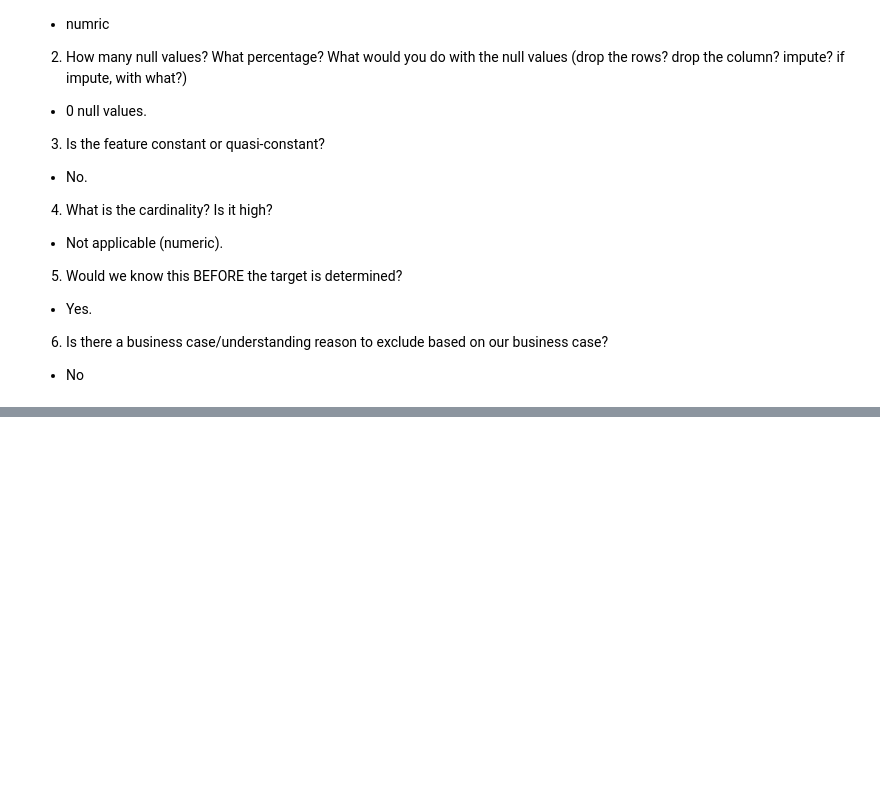
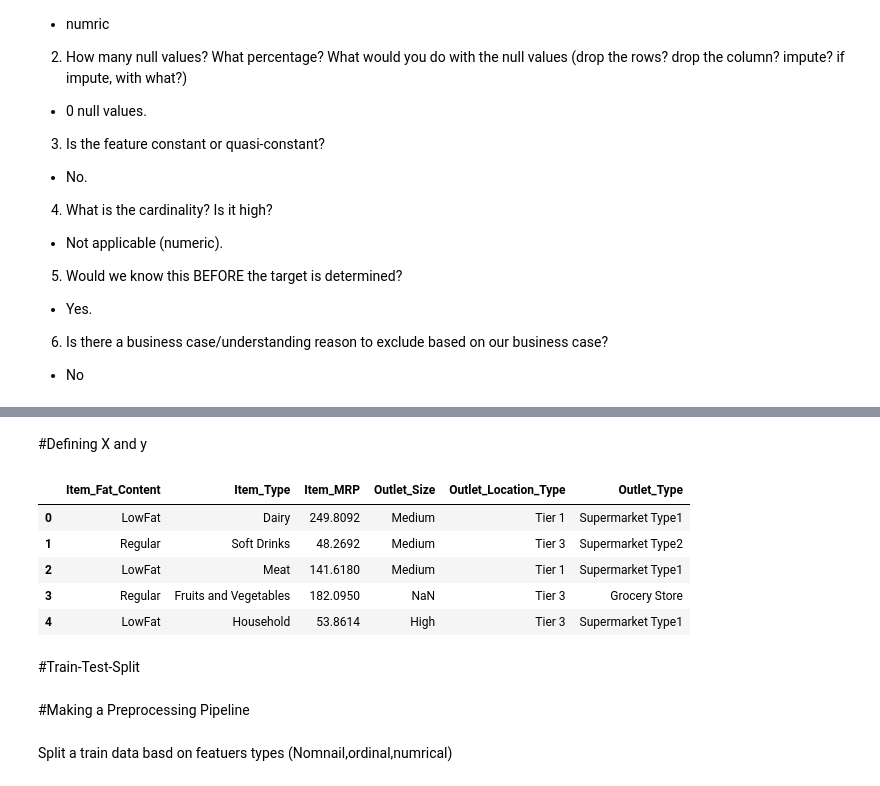
Before and after one commit to Al-Tayeb96/Prediction-of-Product-Sales, a Jupyter notebook: Prediction_of_Product_Sales.ipynb, the cells around one changed output, grey strips where cells are left out. Cells and saved outputs as stored; diff of their text form; code cells hidden in the pictures; blank space fills up the shorter version.

```diff
--- a/Prediction_of_Product_Sales.ipynb
+++ b/Prediction_of_Product_Sales.ipynb
@@ -1015,0 +1130,15 @@ ___
+# %% [markdown]
+#Defining X and y
+# %%
+#Identify the features (X) and target (y): Assign the "Item_Outlet_Sales" column as your target and
+# the rest of the relevant variables as your features matrix.
+y=df3_sales['Item_Outlet_Sales']
+X=df3_sales.drop(columns='Item_Outlet_Sales')
+X.head()
+# %% [output]
+|  | Item_Fat_Content | Item_Type | Item_MRP | Outlet_Size | Outlet_Location_Type | Outlet_Type |
+| 0 | LowFat | Dairy | 249.8092 | Medium | Tier 1 | Supermarket Type1 |
+| 1 | Regular | Soft Drinks | 48.2692 | Medium | Tier 3 | Supermarket Type2 |
+| 2 | LowFat | Meat | 141.6180 | Medium | Tier 1 | Supermarket Type1 |
+| 3 | Regular | Fruits and Vegetables | 182.0950 | NaN | Tier 3 | Grocery Store |
+| 4 | LowFat | Household | 53.8614 | High | Tier 3 | Supermarket Type1 |
@@ -1015,0 +1149,2 @@ ___
+# %% [markdown]
+#Train-Test-Split
@@ -1015,0 +1153,4 @@ ___
+# %% [markdown]
+#Making a Preprocessing Pipeline
+# %% [markdown]
+Split a train data basd on featuers types (Nomnail,ordinal,numrical)
```
Also changed, not shown: parts of 40 cells of this notebook.
